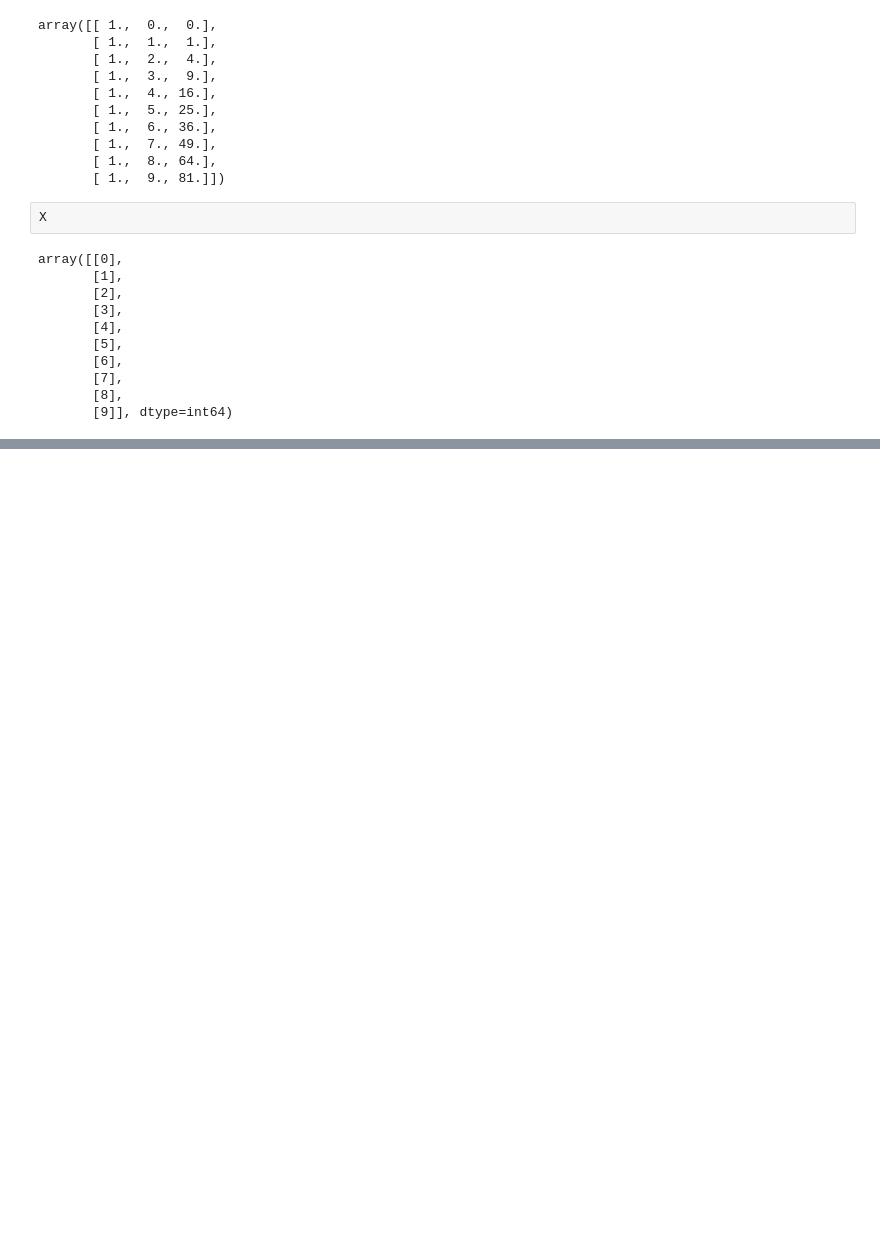
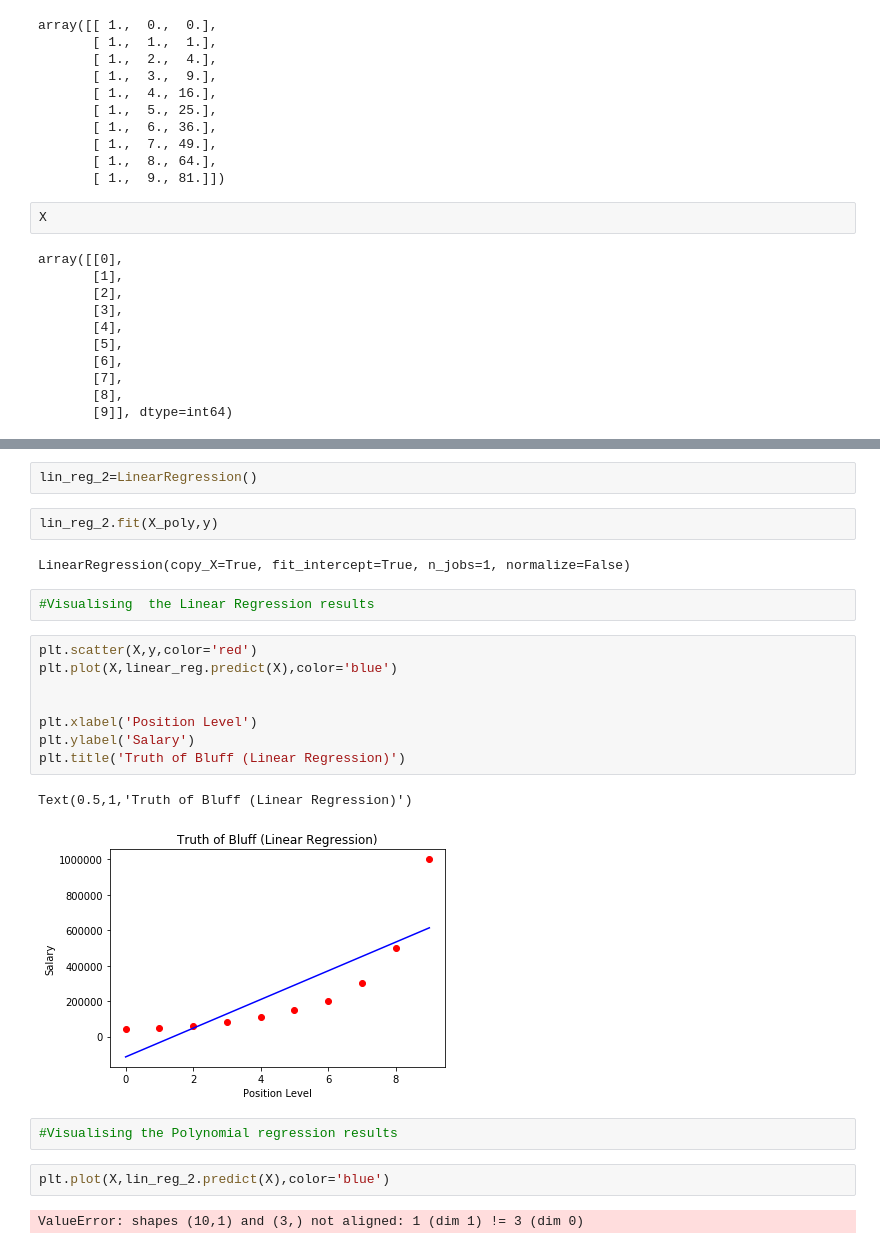
Before and after one commit to innovator-arjun/Machine-Learning-Algorithms, a Jupyter notebook: Regression/Polynomial Linear Regression.ipynb, the cells around one changed output, grey strips where cells are left out. Drawn from its saved outputs; the diff is of its cells as text; blank space fills up the shorter version.

```diff
--- a/Regression/Polynomial Linear Regression.ipynb
+++ b/Regression/Polynomial Linear Regression.ipynb
@@ -145,2 +152,27 @@ array([277553, 179468, 275638])
+# %%
+lin_reg_2=LinearRegression()
+# %%
+lin_reg_2.fit(X_poly,y)
+# %% [output]
+LinearRegression(copy_X=True, fit_intercept=True, n_jobs=1, normalize=False)
+# %%
+#Visualising  the Linear Regression results
+# %%
+plt.scatter(X,y,color='red')
+plt.plot(X,linear_reg.predict(X),color='blue')
+
+
+plt.xlabel('Position Level')
+plt.ylabel('Salary')
+plt.title('Truth of Bluff (Linear Regression)')
+# %% [output]
+Text(0.5,1,'Truth of Bluff (Linear Regression)')
+[figure, added]
+# %%
+#Visualising the Polynomial regression results
+# %%
+plt.plot(X,lin_reg_2.predict(X),color='blue')
+# %% [output]
+ValueError: shapes (10,1) and (3,) not aligned: 1 (dim 1) != 3 (dim 0)
 # %%
 ###The difference is so high and it wont work if we follow the same steps in Simple or Multiple regression.
```
Also changed, not shown: parts of 5 cells of this notebook.
